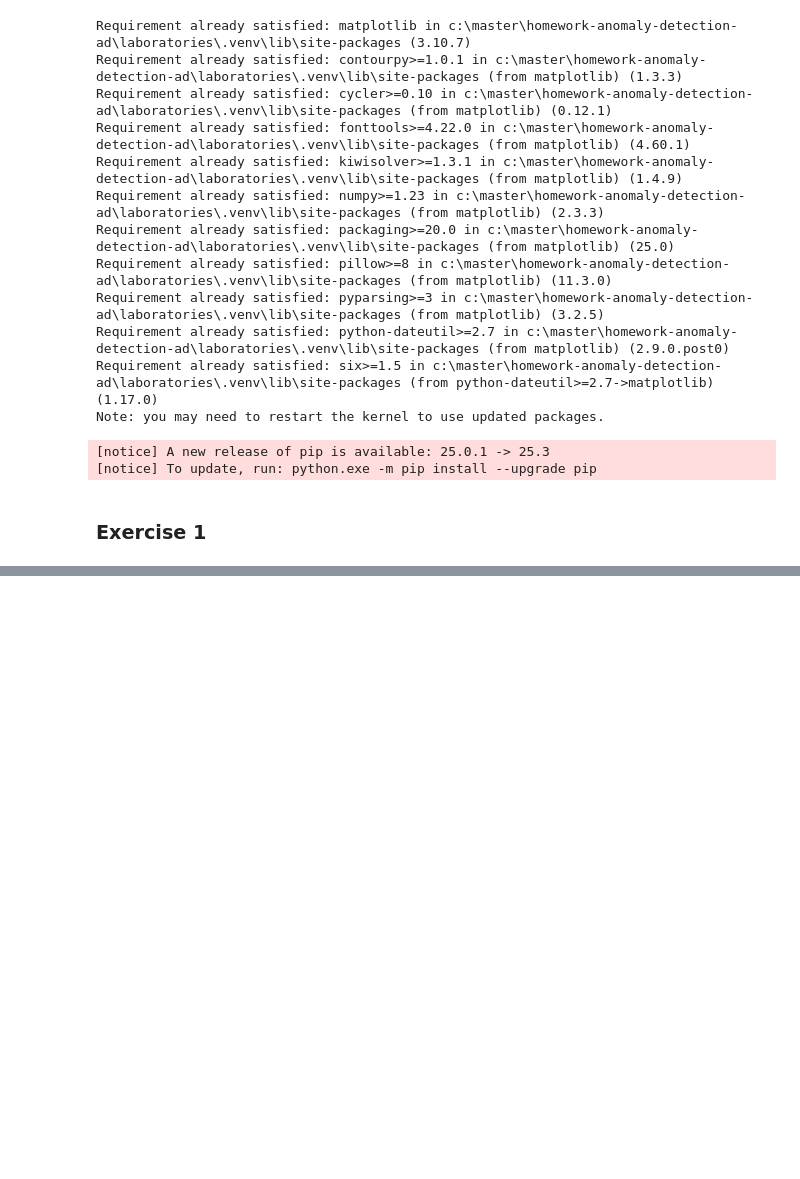
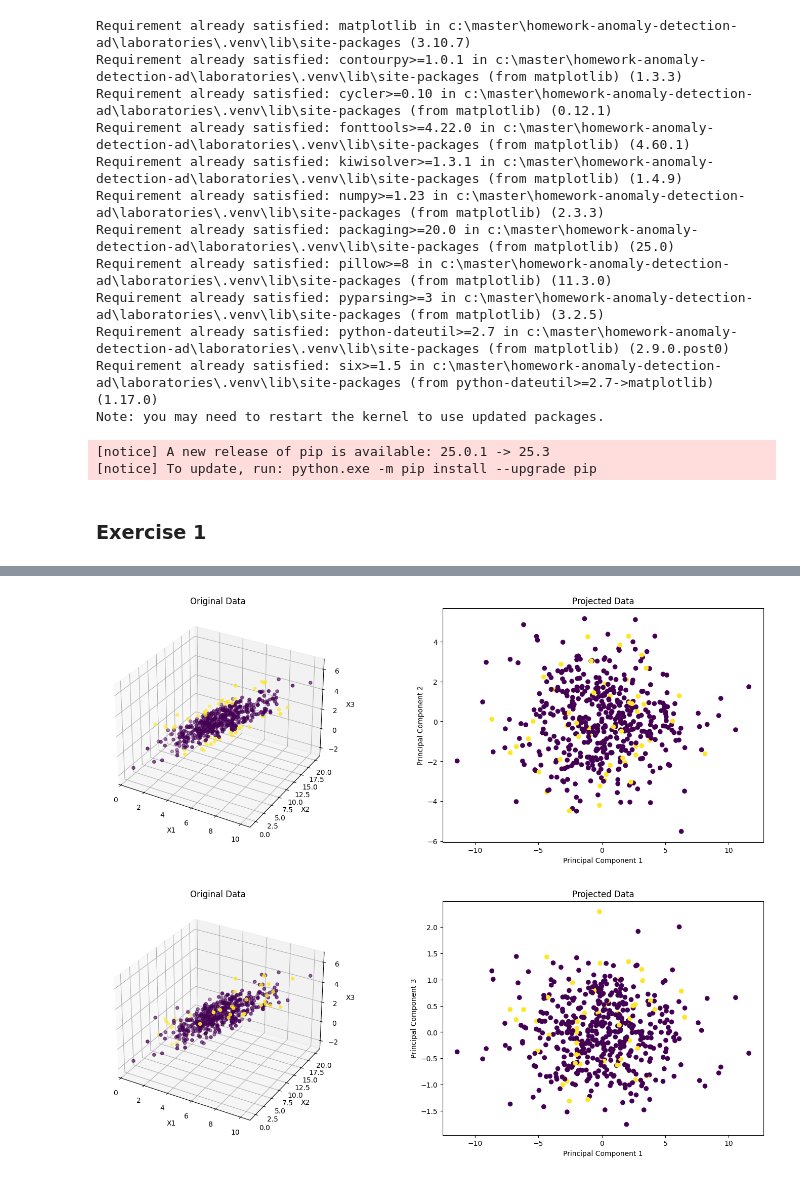
Before and after one commit to Razvan48/Homework-Anomaly-Detection-AD, a Jupyter notebook: Laboratories/Laboratory-5/Laboratory-5.ipynb, the cells around one changed output, grey strips where cells are left out. Cells and saved outputs as stored; diff of their text form; code cells hidden in the pictures; blank space fills up the shorter version.

```diff
--- a/Laboratories/Laboratory-5/Laboratory-5.ipynb
+++ b/Laboratories/Laboratory-5/Laboratory-5.ipynb
@@ -59,0 +105,42 @@ X shape: (500, 3)
+# %%
+def ex1_3(X, eigen_values, eigen_vectors, idx_principal_component):
+    X_centered = X - np.mean(X, axis=0)
+
+    idxs_sorted_eigen_values = np.argsort(eigen_values)[::-1]
+    sorted_eigen_values = eigen_values[idxs_sorted_eigen_values]
+    sorted_eigen_vectors = eigen_vectors[:, idxs_sorted_eigen_values]
+
+    X_projected = X_centered.dot(sorted_eigen_vectors)
+    X_projected_on_principal_component = X_projected[:, idx_principal_component]
+
+    contamination = 0.1
+    threshold = np.quantile(np.abs(X_projected_on_principal_component), 1 - contamination)
+    outliers = (np.abs(X_projected_on_principal_component) > threshold).astype(int)
+
+    fig = plt.figure(figsize=(18, 6))
+
+    ax_0 = fig.add_subplot(1, 2, 1, projection='3d')
+    ax_0.scatter(X[:, 0], X[:, 1], X[:, 2], c=outliers)
+    ax_0.set_title(f'Original Data')
+    ax_0.set_xlabel('X1')
+    ax_0.set_ylabel('X2')
+    ax_0.set_zlabel('X3')
+    # ax_0.legend()
+
+    remaining_dims = [i for i in range(X.shape[1]) if i != idx_principal_component]
+
+    ax_1 = fig.add_subplot(1, 2, 2)
+    ax_1.scatter(X_projected[:, remaining_dims[0]], X_projected[:, remaining_dims[1]], c=outliers)
+    ax_1.set_title(f'Projected Data')
+    ax_1.set_xlabel(f'Principal Component {remaining_dims[0] + 1}')
+    ax_1.set_ylabel(f'Principal Component {remaining_dims[1] + 1}')
+    # ax_1.legend()
+
+    plt.show()
+
+
+ex1_3(X_ex1_1, eigen_values_ex1_1, eigen_vectors_ex1_1, 2) # 3rd Principal Component
+ex1_3(X_ex1_1, eigen_values_ex1_1, eigen_vectors_ex1_1, 1) # 2nd Principal Component
+# %% [output]
+[figure, added]
+[figure, added]
```
Also changed, not shown: parts of 2 cells of this notebook.
